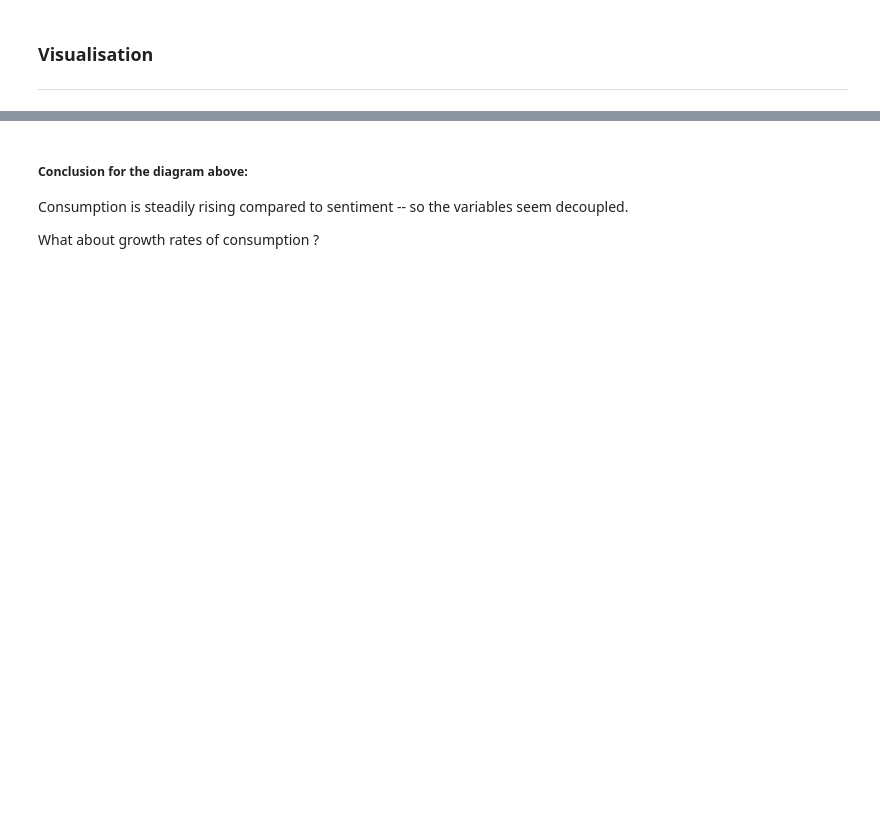
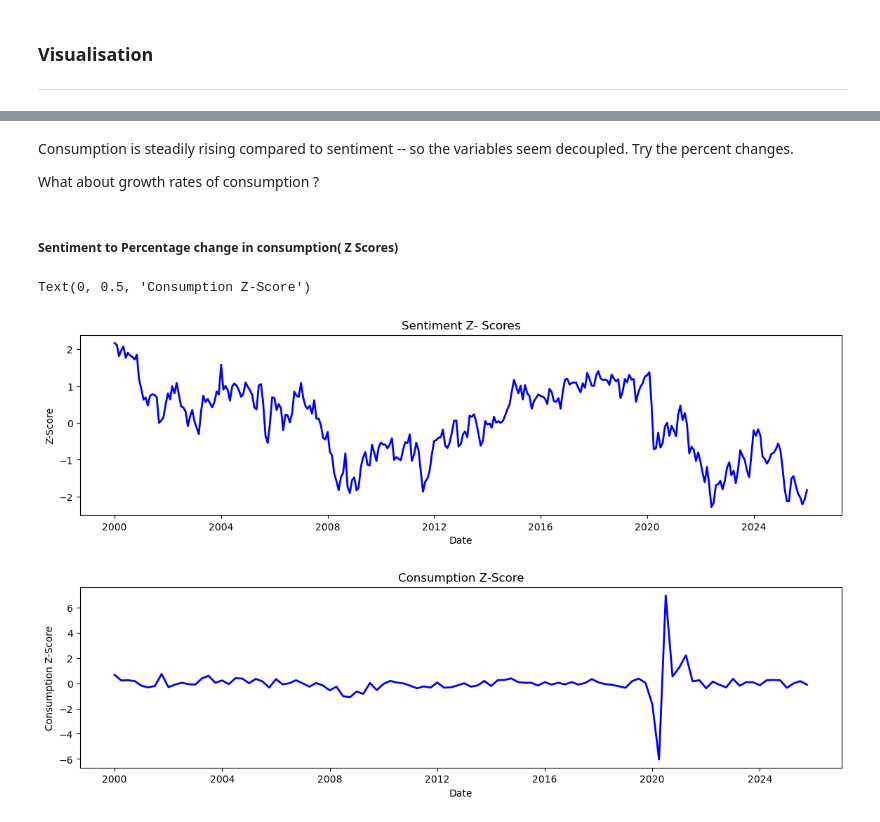
Before and after one commit to shane-221/Macro_project, a Jupyter notebook: main.ipynb, the cells around one changed output, grey strips where cells are left out. Cells and saved outputs as stored; diff of their text form; code cells hidden in the pictures; blank space fills up the shorter version.

```diff
--- a/main.ipynb
+++ b/main.ipynb
@@ -277,3 +290,14 @@ clean_df.head(20)
+# %%
+
+zscore_clean_df = pd.DataFrame({
+    "Date": clean_df["Date"],
+    "Economic_Conditions_index": stats.zscore(clean_df["Economic_Conditions_index"], nan_policy='omit'),
+    "Consumer_Expectations_index": stats.zscore(clean_df["Consumer_Expectations_index"], nan_policy='omit'),
+    "Sentiment_index": stats.zscore(clean_df["Sentiment_index"], nan_policy='omit'),
+    "Percentage_Change_Monthly": stats.zscore(clean_df["Percentage_Change_Consumption"], nan_policy='omit' ),
+    "Percentage_change_Yearly": stats.zscore(clean_df["Percentage_Change_Consumption_Yearly"], nan_policy='omit')
+
+})
 # %% [markdown]
 ### Descriptive statistics
 ---
@@ -327,6 +377,41 @@ plt.show()
 # %% [markdown]
-##### Conclusion for the diagram above:
-Consumption is steadily rising compared to sentiment -- so the variables seem decoupled.
+
+Consumption is steadily rising compared to sentiment -- so the variables seem decoupled. Try the percent changes.
 
 
 What about growth rates of consumption ?
+# %% [markdown]
+##### Sentiment to Percentage change in consumption( Z Scores)
+# %%
+aligned_df = zscore_clean_df[["Date", "Sentiment_index", "Percentage_Change_Consumption"]].dropna()
+## Plot
+
+plt.figure(figsize=(14,8))
+
+
+plt.subplot(2, 1, 1)
+plt.plot(zscore_clean_df["Date"],
+         zscore_clean_df["Sentiment_index"],
+         color="Blue",
+         linewidth=2,
+         label="Sentiment_index")
+plt.title('Sentiment Z- Scores')
+plt.xlabel('Date')
+plt.ylabel('Z-Score')
+
+
+plt.subplots_adjust(hspace=0.4)  # vertical gap (height)
+
+
+plt.subplot(2, 1, 2)
+plt.plot(aligned_df["Date"],
+         aligned_df["Percentage_Change_Consumption"],
+         color="Blue",
+         linewidth=2,
+         label="Sentiment_index")
+plt.title('Consumption Z-Score')
+plt.xlabel('Date')
+plt.ylabel('Consumption Z-Score')
+# %% [output]
+Text(0, 0.5, 'Consumption Z-Score')
+[figure, added]
```
Also changed, not shown: parts of 21 cells of this notebook, 2 other files.
